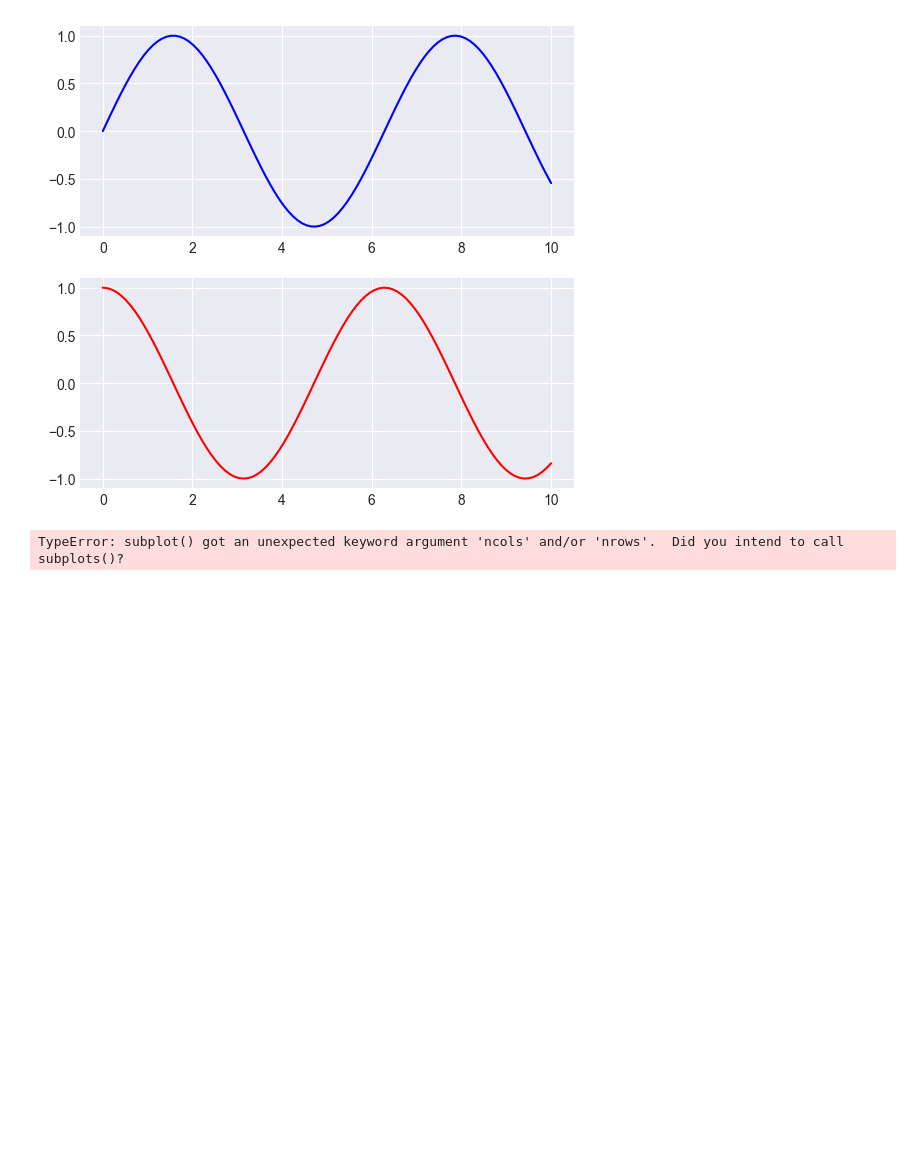
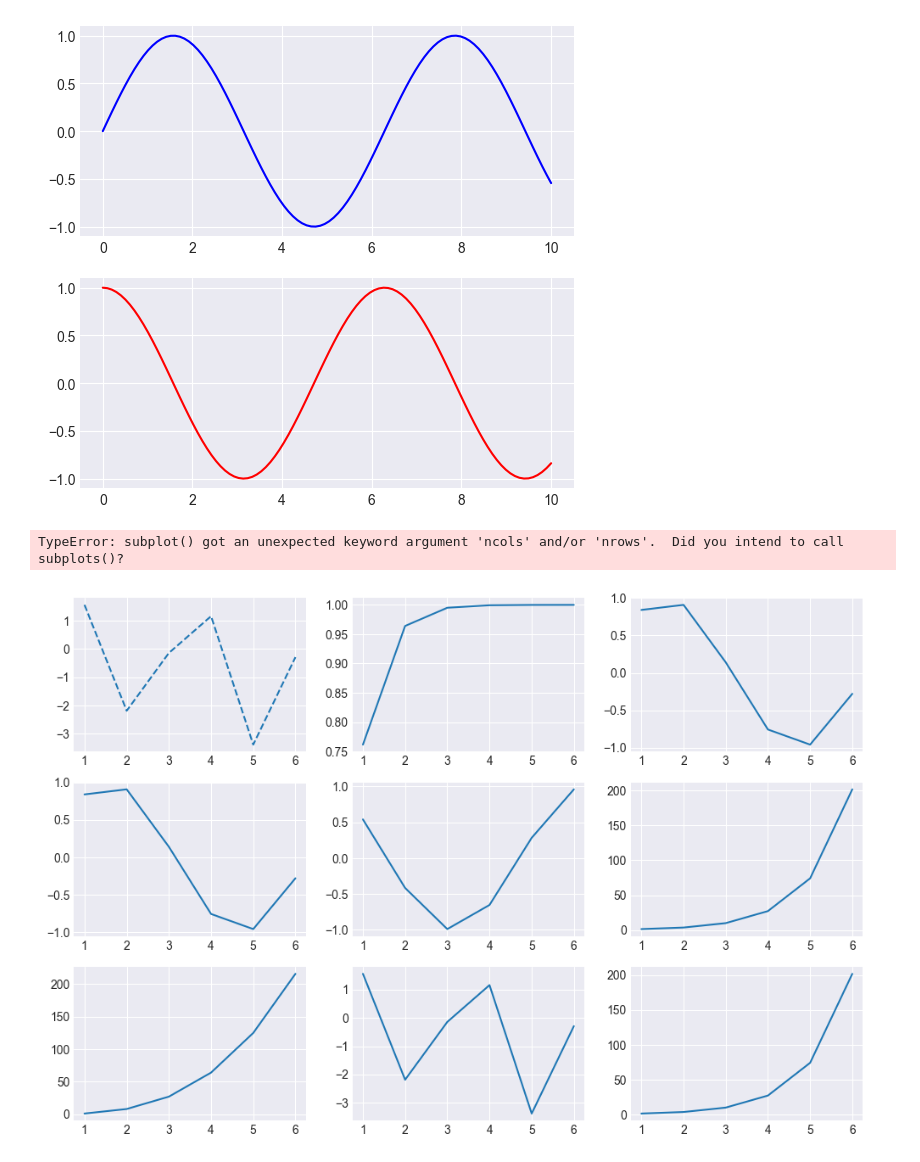
Before and after one commit to necmettinalver/Data-Science-Bootcamp, a Jupyter notebook: 24.11.2022 - matplotlib library code/241122.ipynb, the cells around one changed output. Cells and saved outputs as stored; diff of their text form; code cells hidden in the pictures; blank space fills up the shorter version.

```diff
--- a/24.11.2022 - matplotlib library code/241122.ipynb
+++ b/24.11.2022 - matplotlib library code/241122.ipynb
@@ -270,3 +270,32 @@ plt.show()
 fig1, ax1 = plt.subplot(nrows = 3, ncols = 3, figsize = (12,6))
 # %% [output]
 TypeError: subplot() got an unexpected keyword argument 'ncols' and/or 'nrows'.  Did you intend to call subplots()?
+# %%
+#25.11.2022 tarihinden sonraki kısımlar
+x=np.array([1,2,3,4,5,6])
+w=np.tan(x)
+e=np.tanh(x)
+y=np.power(x,3)
+z=np.power(x,2)
+d=np.sin(x)
+c=np.sin(x)
+f=np.cos(x)
+z=np.cosh(x)
+
+fig1,ax=plt.subplots(nrows=3,ncols=3,figsize=(12,8))
+
+ax[0,0].plot(x,w,linestyle='dashed')
+ax[0,1].plot(x,e)
+ax[0,2].plot(x,d)
+
+ax[1,0].plot(x,c)
+ax[1,1].plot(x,f)
+ax[1,2].plot(x,z)
+
+ax[2,0].plot(x,y)
+ax[2,1].plot(x,w)
+ax[2,2].plot(x,z)
+
+plt.show()
+# %% [output]
+[figure, added]
```
Also changed, not shown: parts of 3 cells of this notebook, 6 other files.
